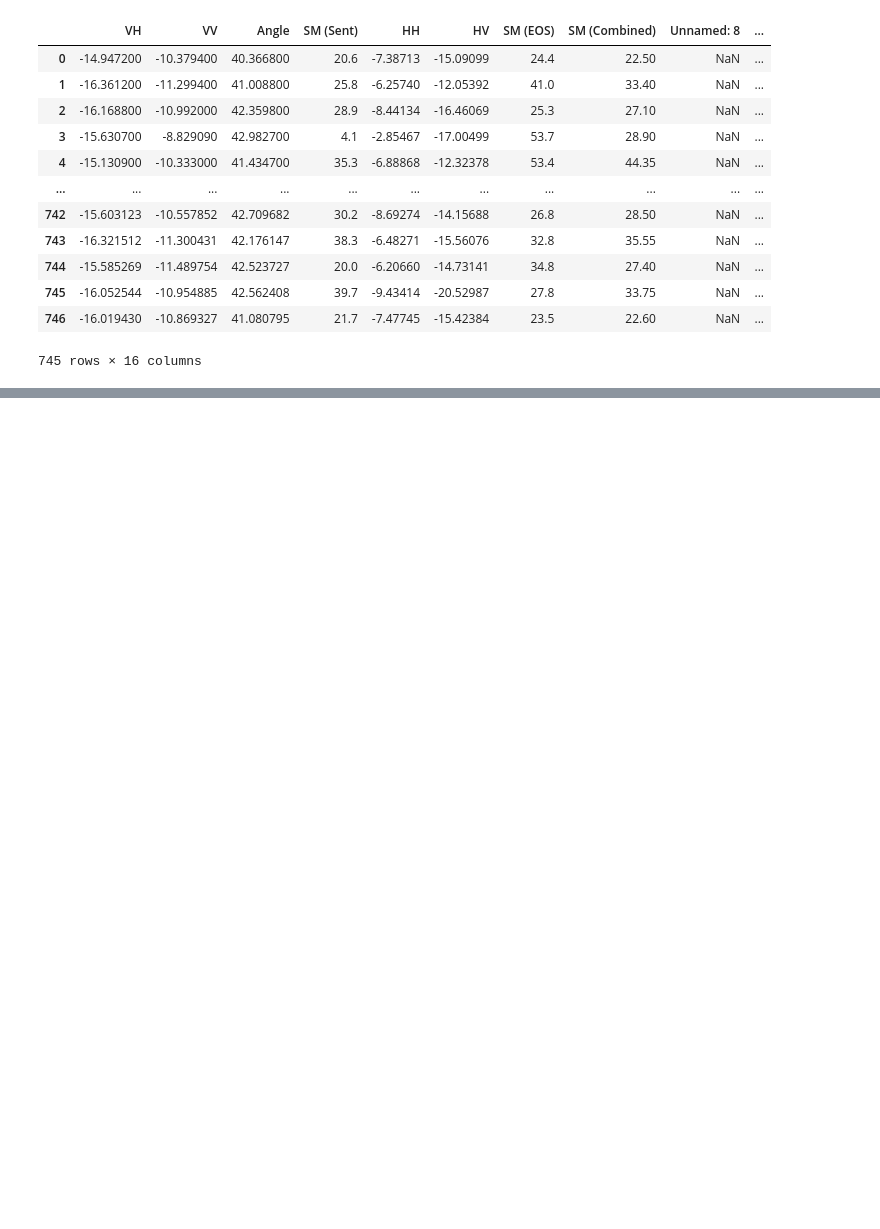
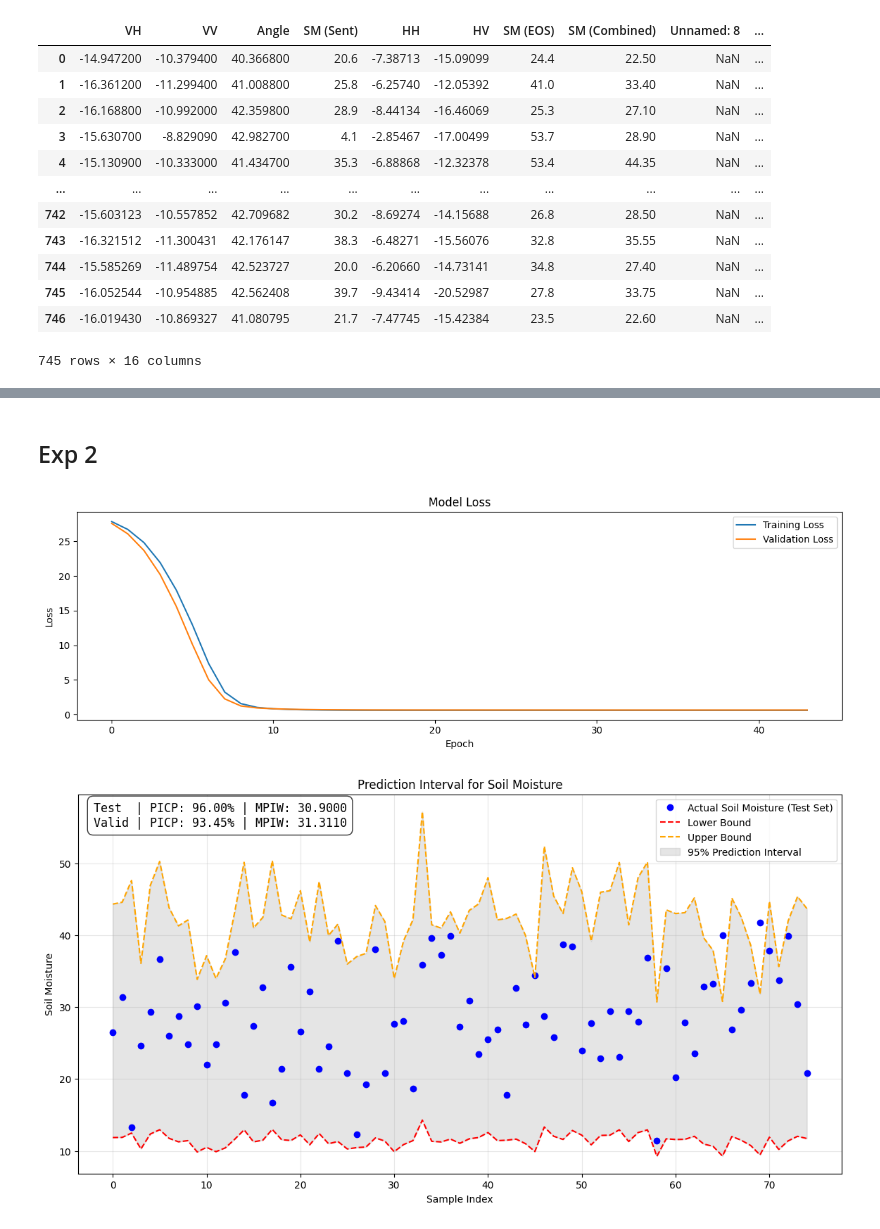
Before and after one commit to kshipra-jadav/major-2-experiments, a Jupyter notebook: code/tubeloss.ipynb, the cells around one changed output, grey strips where cells are left out. Cells and saved outputs as stored; diff of their text form; code cells hidden in the pictures; blank space fills up the shorter version.

```diff
--- a/code/tubeloss.ipynb
+++ b/code/tubeloss.ipynb
@@ -209,0 +88,16 @@ plot_prediction_interval(y_test, y_l_pred, y_u_pred, picp, mpiw)
+# %% [markdown]
+## Exp 2
+# %%
+lr_schedule = tf.keras.optimizers.schedules.ExponentialDecay(
+    initial_learning_rate=0.02,
+    decay_steps=10000,
+    decay_rate=0.01)
+opt = tf.keras.optimizers.Adam(learning_rate=0.01)
+
+pi= PredictionIntervalWithTubeLoss(combined, features=X_cols, target=y_col[0])
+pi.train_model(model2, optimizer=opt)
+pi.plot_losses()
+pi.plot_prediction_interval()
+# %% [output]
+[figure, added]
+[figure, added]
```
Also changed, not shown: parts of 14 cells of this notebook, 1 other file.
